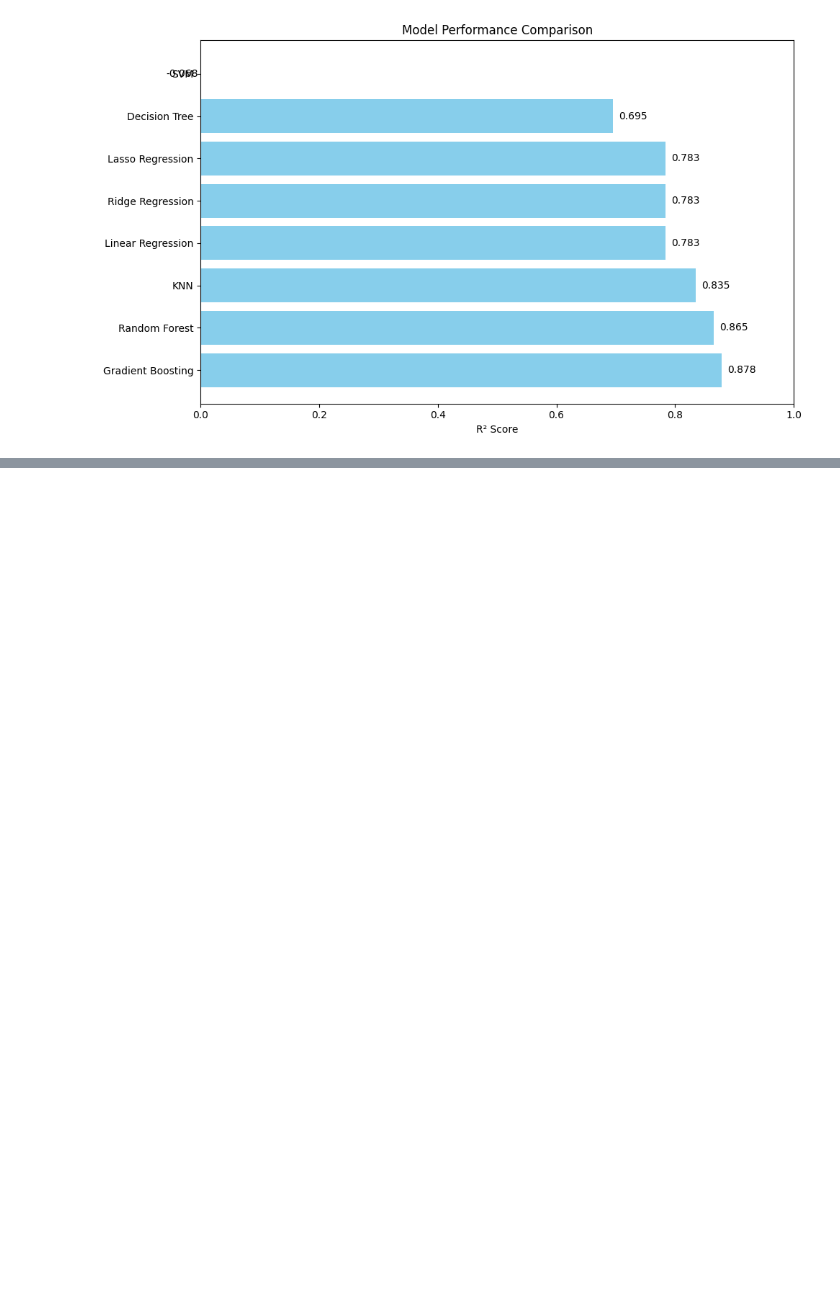
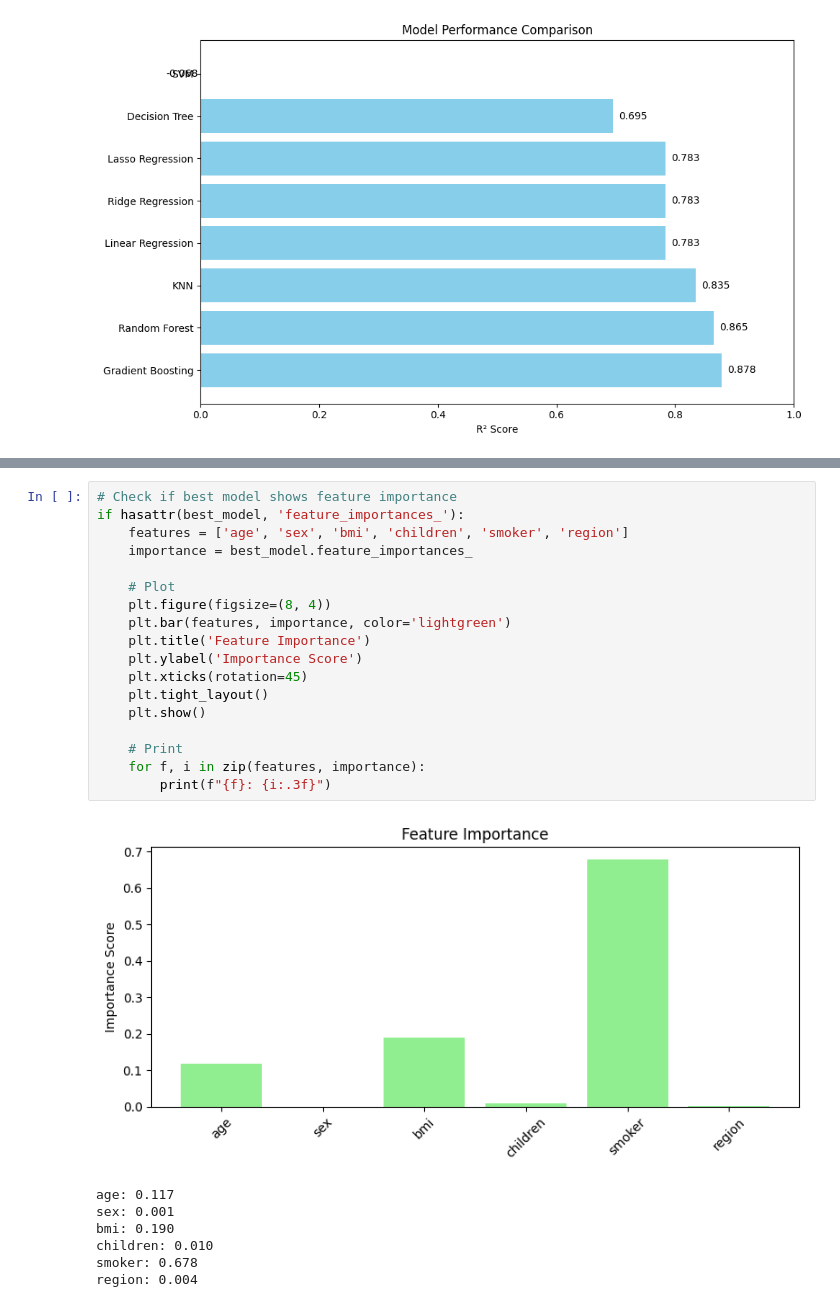
Before and after one commit to rakshitpeshne/ml_project, a Jupyter notebook: mlproject_model.ipynb, the cells around one changed output, grey strips where cells are left out. Cells and saved outputs as stored; diff of their text form; blank space fills up the shorter version.

```diff
--- a/mlproject_model.ipynb
+++ b/mlproject_model.ipynb
@@ -158,0 +240,26 @@ plt.show()
+# %%
+# Check if best model shows feature importance
+if hasattr(best_model, 'feature_importances_'):
+    features = ['age', 'sex', 'bmi', 'children', 'smoker', 'region']
+    importance = best_model.feature_importances_
+
+    # Plot
+    plt.figure(figsize=(8, 4))
+    plt.bar(features, importance, color='lightgreen')
+    plt.title('Feature Importance')
+    plt.ylabel('Importance Score')
+    plt.xticks(rotation=45)
+    plt.tight_layout()
+    plt.show()
+
+    # Print
+    for f, i in zip(features, importance):
+        print(f"{f}: {i:.3f}")
+# %% [output]
+[figure, added]
+age: 0.117
+sex: 0.001
+bmi: 0.190
+children: 0.010
+smoker: 0.678
+region: 0.004
```
Also changed, not shown: parts of 4 cells of this notebook.
